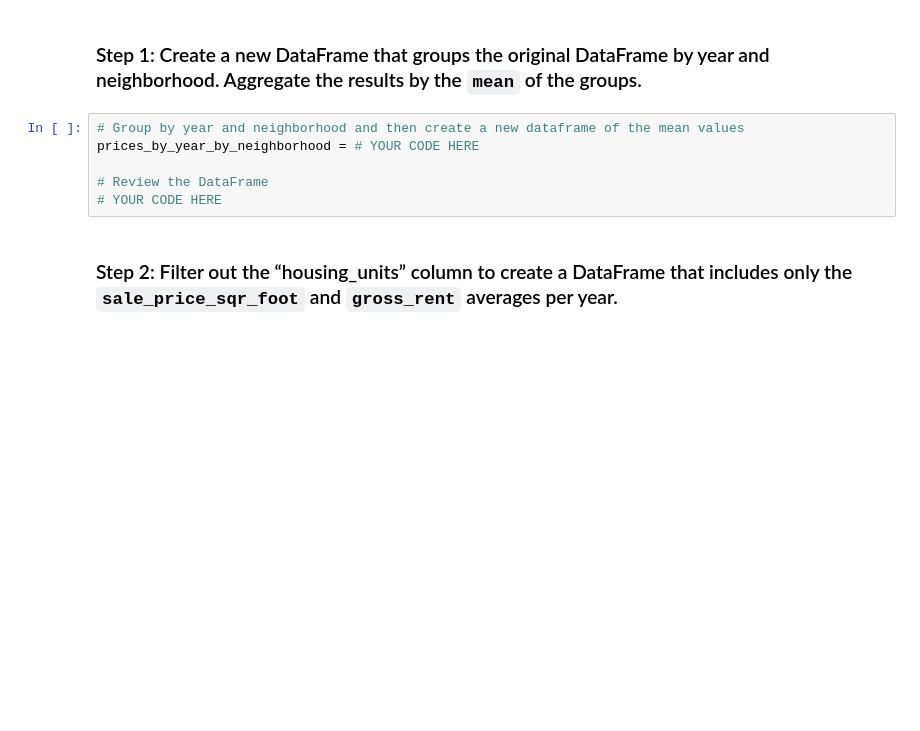
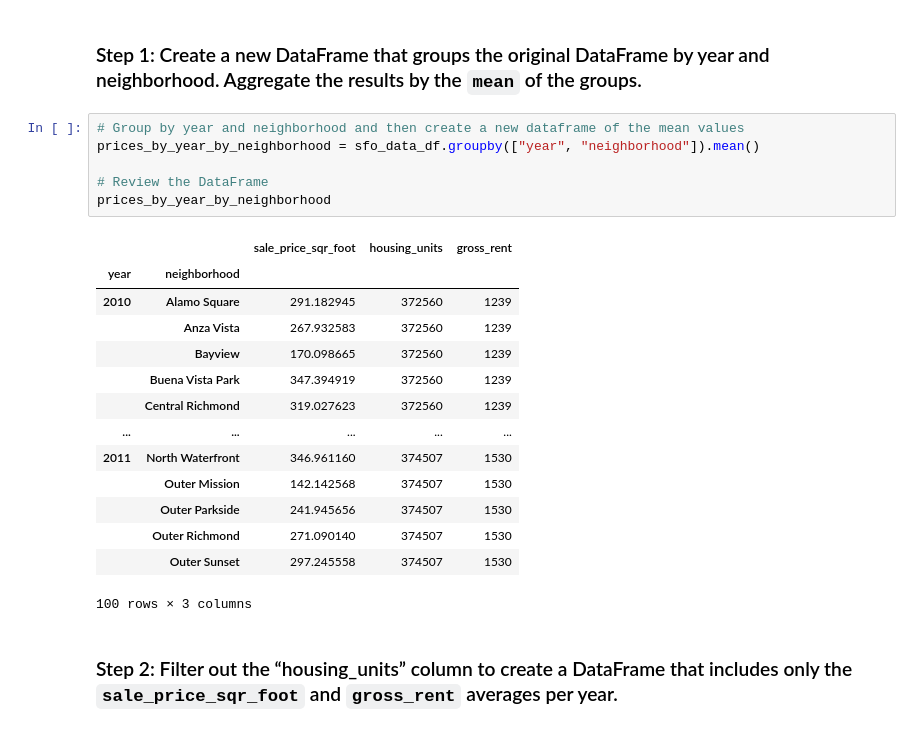
Before and after one commit to mrlandero/San_Francisco_Housing, a Jupyter notebook: san_francisco_housing.ipynb, the cells around one changed output. Saved outputs shown, nothing was run; the diff lists cells and outputs as text; blank space fills up the shorter version.

Commit message:
Created a new DF that groups sfo_data_df by year and neighborhood. Then calculated the mean for the remaining values of the new DF

```diff
--- a/san_francisco_housing.ipynb
+++ b/san_francisco_housing.ipynb
@@ -334,10 +334,25 @@ For this part of the assignment, use interactive visualizations and widgets to e
 ### Step 1: Create a new DataFrame that groups the original DataFrame by year and neighborhood. Aggregate the results by the `mean` of the groups.
 # %%
 # Group by year and neighborhood and then create a new dataframe of the mean values
-prices_by_year_by_neighborhood = # YOUR CODE HERE
+prices_by_year_by_neighborhood = sfo_data_df.groupby(["year", "neighborhood"]).mean()
 
 # Review the DataFrame
-# YOUR CODE HERE
+prices_by_year_by_neighborhood
+# %% [output]
+|  |  | sale_price_sqr_foot | housing_units | gross_rent |
+| year | neighborhood |  |  |  |
+| 2010 | Alamo Square | 291.182945 | 372560 | 1239 |
+|  | Anza Vista | 267.932583 | 372560 | 1239 |
+|  | Bayview | 170.098665 | 372560 | 1239 |
+|  | Buena Vista Park | 347.394919 | 372560 | 1239 |
+|  | Central Richmond | 319.027623 | 372560 | 1239 |
+| ... | ... | ... | ... | ... |
+| 2011 | North Waterfront | 346.961160 | 374507 | 1530 |
+|  | Outer Mission | 142.142568 | 374507 | 1530 |
+|  | Outer Parkside | 241.945656 | 374507 | 1530 |
+|  | Outer Richmond | 271.090140 | 374507 | 1530 |
+|  | Outer Sunset | 297.245558 | 374507 | 1530 |
+100 rows × 3 columns
 # %% [markdown]
 ### Step 2: Filter out the “housing_units” column to create a DataFrame that includes only the `sale_price_sqr_foot` and `gross_rent` averages per year.
 # %%
```
